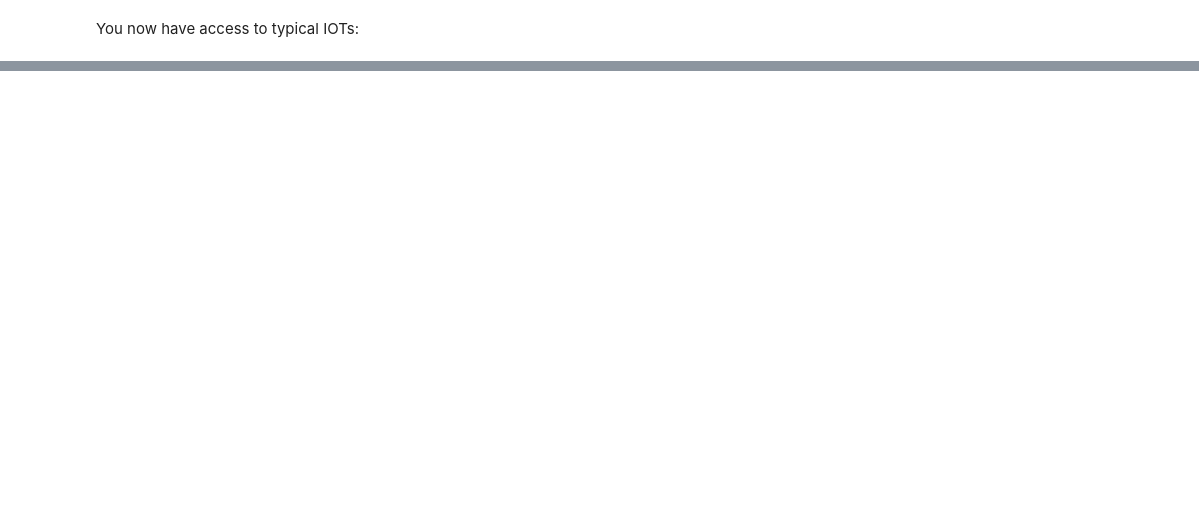
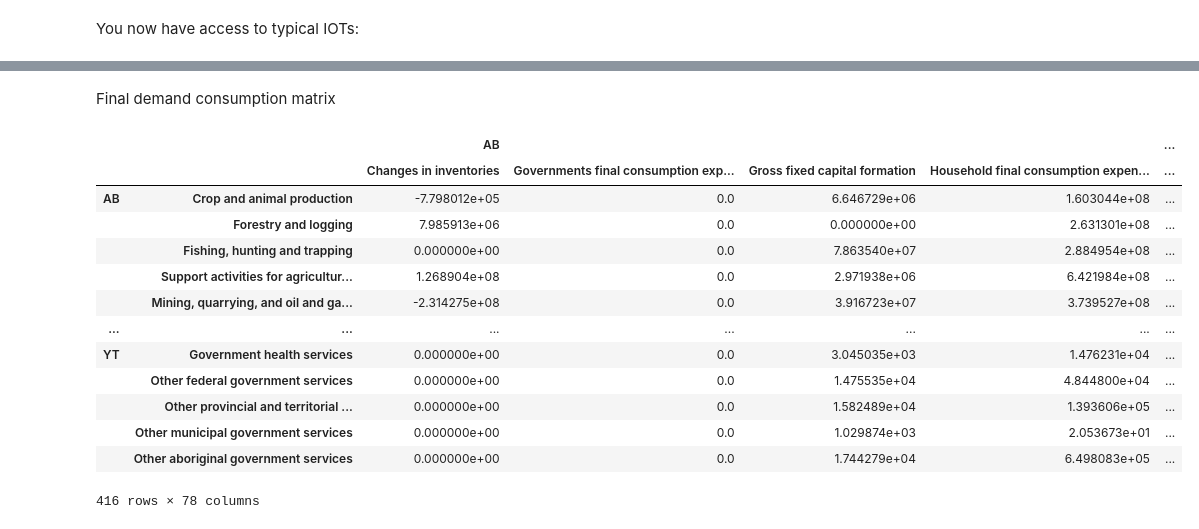
Before and after one commit to CIRAIG/OpenIO-Canada, a Jupyter notebook: doc/demo.ipynb, the cells around one changed output, grey strips where cells are left out. Cells and saved outputs as stored; diff of their text form; code cells hidden in the pictures; blank space fills up the shorter version.

```diff
--- a/doc/demo.ipynb
+++ b/doc/demo.ipynb
@@ -72,0 +99,19 @@ tables.C
+# %% [markdown]
+Final demand consumption matrix
+# %%
+tables.Y
+# %% [output]
+|  |  | AB |  |  |  | ... |
+|  |  | Changes in inventories | Governments final consumption exp... | Gross fixed capital formation | Household final consumption expen... | ... |
+| AB | Crop and animal production | -7.798012e+05 | 0.0 | 6.646729e+06 | 1.603044e+08 | ... |
+|  | Forestry and logging | 7.985913e+06 | 0.0 | 0.000000e+00 | 2.631301e+08 | ... |
+|  | Fishing, hunting and trapping | 0.000000e+00 | 0.0 | 7.863540e+07 | 2.884954e+08 | ... |
+|  | Support activities for agricultur... | 1.268904e+08 | 0.0 | 2.971938e+06 | 6.421984e+08 | ... |
+|  | Mining, quarrying, and oil and ga... | -2.314275e+08 | 0.0 | 3.916723e+07 | 3.739527e+08 | ... |
+| ... | ... | ... | ... | ... | ... | ... |
+| YT | Government health services | 0.000000e+00 | 0.0 | 3.045035e+03 | 1.476231e+04 | ... |
+|  | Other federal government services | 0.000000e+00 | 0.0 | 1.475535e+04 | 4.844800e+04 | ... |
+|  | Other provincial and territorial ... | 0.000000e+00 | 0.0 | 1.582489e+04 | 1.393606e+05 | ... |
+|  | Other municipal government services | 0.000000e+00 | 0.0 | 1.029874e+03 | 2.053673e+01 | ... |
+|  | Other aboriginal government services | 0.000000e+00 | 0.0 | 1.744279e+04 | 6.498083e+05 | ... |
+416 rows × 78 columns
```
Also changed, not shown: parts of 10 cells of this notebook, 3 other files.
